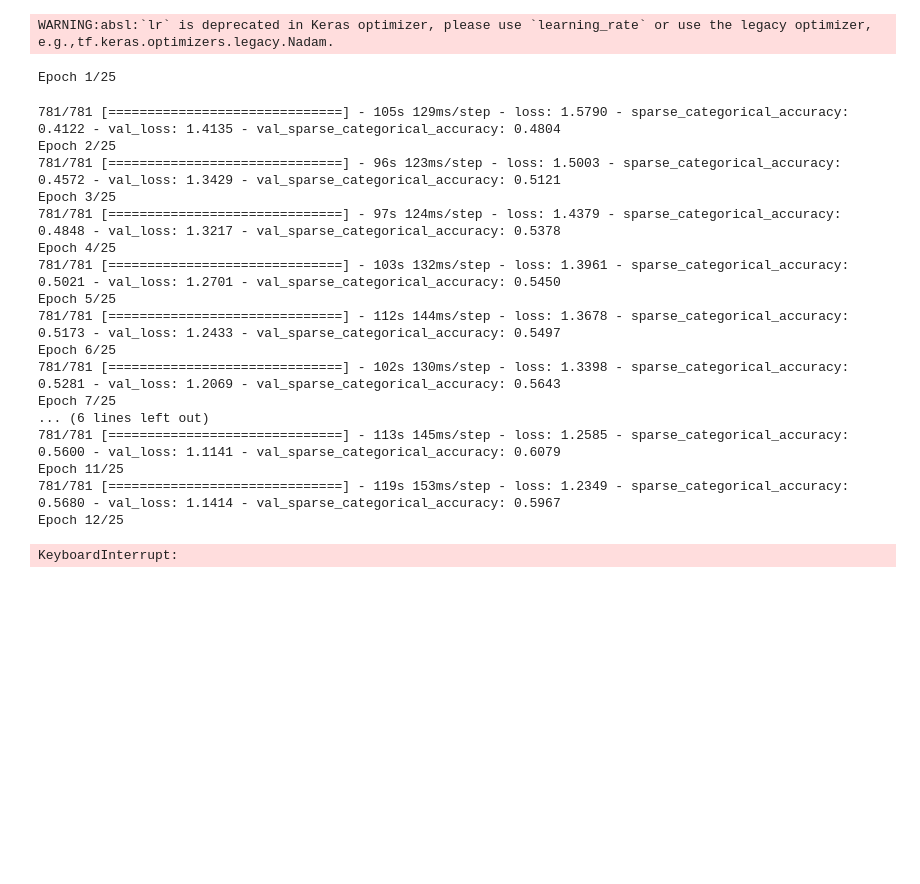
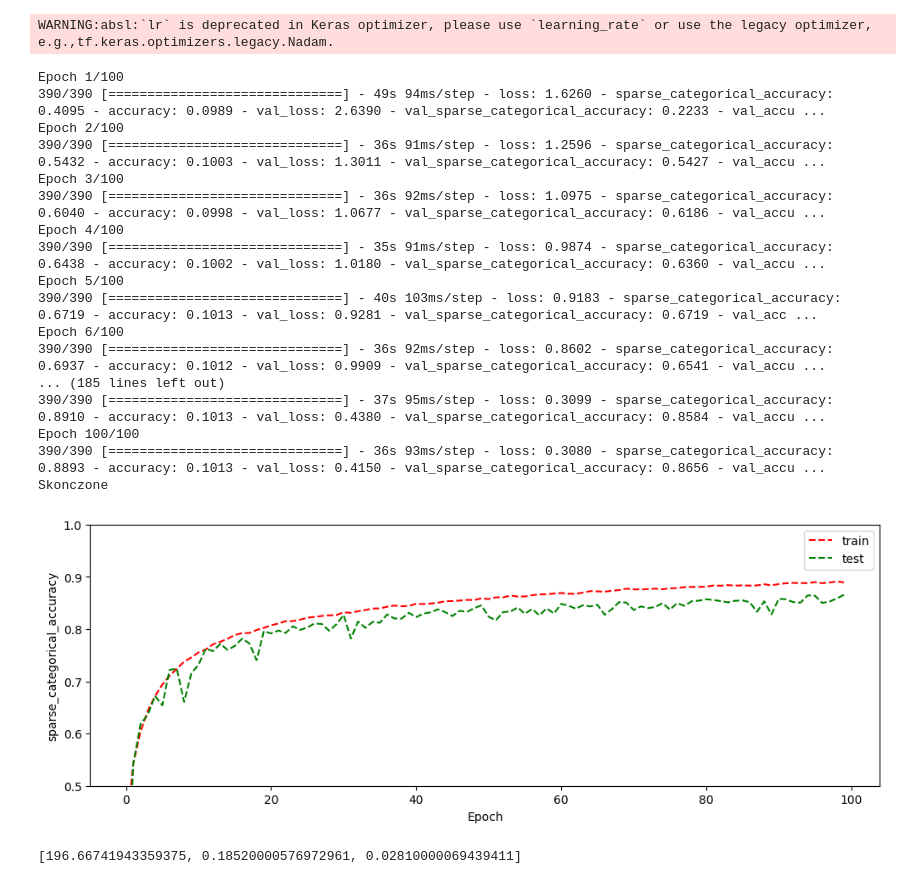
Before and after one commit to jurewiczM/NeuralNetwork_AI, a Jupyter notebook: neural_network_mnist.ipynb, the cells around one changed output. Drawn from its saved outputs; the diff is of its cells as text; code cells hidden in the pictures; blank space fills up the shorter version.

Commit message:
Accuracy 88% on Cifar10 dataset

```diff
--- a/neural_network_mnist.ipynb
+++ b/neural_network_mnist.ipynb
@@ -68,4 +73,17 @@ print(y_test_one_hot.shape)
 # print(y_train_one_hot.shape)
 # %% [output]
 (10000, 10)
+# %%
+#do rysowania wykresów
+def draw_curves(history, key1='accuracy', ylim1=(0.5, 1.00),
+                key2='loss', ylim2=(0.0, 0.5)):
+    plt.figure(figsize=(12,4))
+    plt.plot(history.history[key1], "r--")
+    plt.plot(history.history['val_' + key1], "g--")
+    plt.ylabel(key1)
+    plt.xlabel('Epoch')
+    plt.ylim(ylim1)
+    plt.legend(['train', 'test'], loc='best')
+
+    plt.show()
 # %%
@@ -162,5 +187,5 @@ optimizer = Nadam(lr=0.005)
 # %% [output]
 WARNING:absl:`lr` is deprecated in Keras optimizer, please use `learning_rate` or use the legacy optimizer, e.g.,tf.keras.optimizers.legacy.Nadam.
 # %%
-
-model.compile(loss='sparse_categorical_crossentropy',optimizer=optimizer,metrics=['sparse_categorical_accuracy']) #sparse_categorical_crossentropy
+#kompilacja modelu
+model.compile(loss='sparse_categorical_crossentropy',optimizer=optimizer,metrics=['sparse_categorical_accuracy','accuracy'])
@@ -167,35 +198,39 @@ model.compile(loss='sparse_categorical_crossentropy',optimizer=optimizer,metrics
 # %%
-checkpoint  = ModelCheckpoint(filepath='my_best_model.epoch_01-loss_13.32.hdf5' ,monitor='val_loss', verbose=1,save_best_only=True,mode='min')
+checkpoint  = ModelCheckpoint(filepath='my_best_model.epoch_01-loss_13.32.hdf5' ,monitor='val_loss', verbose=1,save_best_only=True,mode='min') #sposoby na testowanie modelu, niewazne
 checkpoint2 = TensorBoard(log_dir='./logs')
-callback = [checkpoint,checkpoint2]
-model.fit_generator(
+callback = [earlyStop] #zebranie wszystkiego w jedna zmienna
+
+#trenowanie modelu
+history = model.fit(
           train_generated,
           steps_per_epoch=len(X_train)//BATCH_SIZE,
-          epochs=25,
-          validation_data=test_generated,
-          validation_steps=len(X_test)//BATCH_SIZE
-          #callbacks=callback
+          epochs=100,
+          validation_data= test_generated,
+          validation_steps=len(X_test)//BATCH_SIZE,
+          callbacks=callback
           )
 
 
 print("Skonczone")
 # %% [output]
-Epoch 1/25
+Epoch 1/100
+390/390 [==============================] - 49s 94ms/step - loss: 1.6260 - sparse_categorical_accuracy: 0.4095 - accuracy: 0.0989 - val_loss: 2.6390 - val_sparse_categorical_accuracy: 0.2233 - val_accu ...
+Epoch 2/100
+390/390 [==============================] - 36s 91ms/step - loss: 1.2596 - sparse_categorical_accuracy: 0.5432 - accuracy: 0.1003 - val_loss: 1.3011 - val_sparse_categorical_accuracy: 0.5427 - val_accu ...
+Epoch 3/100
+390/390 [==============================] - 36s 92ms/step - loss: 1.0975 - sparse_categorical_accuracy: 0.6040 - accuracy: 0.0998 - val_loss: 1.0677 - val_sparse_categorical_accuracy: 0.6186 - val_accu ...
+Epoch 4/100
+390/390 [==============================] - 35s 91ms/step - loss: 0.9874 - sparse_categorical_accuracy: 0.6438 - accuracy: 0.1002 - val_loss: 1.0180 - val_sparse_categorical_accuracy: 0.6360 - val_accu ...
+Epoch 5/100
+390/390 [==============================] - 40s 103ms/step - loss: 0.9183 - sparse_categorical_accuracy: 0.6719 - accuracy: 0.1013 - val_loss: 0.9281 - val_sparse_categorical_accuracy: 0.6719 - val_acc ...
+Epoch 6/100
+390/390 [==============================] - 36s 92ms/step - loss: 0.8602 - sparse_categorical_accuracy: 0.6937 - accuracy: 0.1012 - val_loss: 0.9909 - val_sparse_categorical_accuracy: 0.6541 - val_accu ...
+... (185 lines left out)
+390/390 [==============================] - 37s 95ms/step - loss: 0.3099 - sparse_categorical_accuracy: 0.8910 - accuracy: 0.1013 - val_loss: 0.4380 - val_sparse_categorical_accuracy: 0.8584 - val_accu ...
+Epoch 100/100
+390/390 [==============================] - 36s 93ms/step - loss: 0.3080 - sparse_categorical_accuracy: 0.8893 - accuracy: 0.1013 - val_loss: 0.4150 - val_sparse_categorical_accuracy: 0.8656 - val_accu ...
+Skonczone
-781/781 [==============================] - 105s 129ms/step - loss: 1.5790 - sparse_categorical_accuracy: 0.4122 - val_loss: 1.4135 - val_sparse_categorical_accuracy: 0.4804
-Epoch 2/25
-781/781 [==============================] - 96s 123ms/step - loss: 1.5003 - sparse_categorical_accuracy: 0.4572 - val_loss: 1.3429 - val_sparse_categorical_accuracy: 0.5121
-Epoch 3/25
-781/781 [==============================] - 97s 124ms/step - loss: 1.4379 - sparse_categorical_accuracy: 0.4848 - val_loss: 1.3217 - val_sparse_categorical_accuracy: 0.5378
-Epoch 4/25
-781/781 [==============================] - 103s 132ms/step - loss: 1.3961 - sparse_categorical_accuracy: 0.5021 - val_loss: 1.2701 - val_sparse_categorical_accuracy: 0.5450
-Epoch 5/25
-781/781 [==============================] - 112s 144ms/step - loss: 1.3678 - sparse_categorical_accuracy: 0.5173 - val_loss: 1.2433 - val_sparse_categorical_accuracy: 0.5497
-Epoch 6/25
-781/781 [==============================] - 102s 130ms/step - loss: 1.3398 - sparse_categorical_accuracy: 0.5281 - val_loss: 1.2069 - val_sparse_categorical_accuracy: 0.5643
-Epoch 7/25
-... (6 lines left out)
-781/781 [==============================] - 113s 145ms/step - loss: 1.2585 - sparse_categorical_accuracy: 0.5600 - val_loss: 1.1141 - val_sparse_categorical_accuracy: 0.6079
-Epoch 11/25
-781/781 [==============================] - 119s 153ms/step - loss: 1.2349 - sparse_categorical_accuracy: 0.5680 - val_loss: 1.1414 - val_sparse_categorical_accuracy: 0.5967
-Epoch 12/25
-KeyboardInterrupt:
+# %%
+draw_curves(history,key1='sparse_categorical_accuracy',key2='loss')
+# %% [output]
+[figure, added]
@@ -202,3 +239,7 @@ KeyboardInterrupt:
+# %%
+print((score))
+# %% [output]
+[196.66741943359375, 0.18520000576972961, 0.02810000069439411]
 # %%
 #od tej sekcji mamy przygotowanie zdjecia i predykcje
 
```
Also changed, not shown: parts of 19 cells of this notebook.
